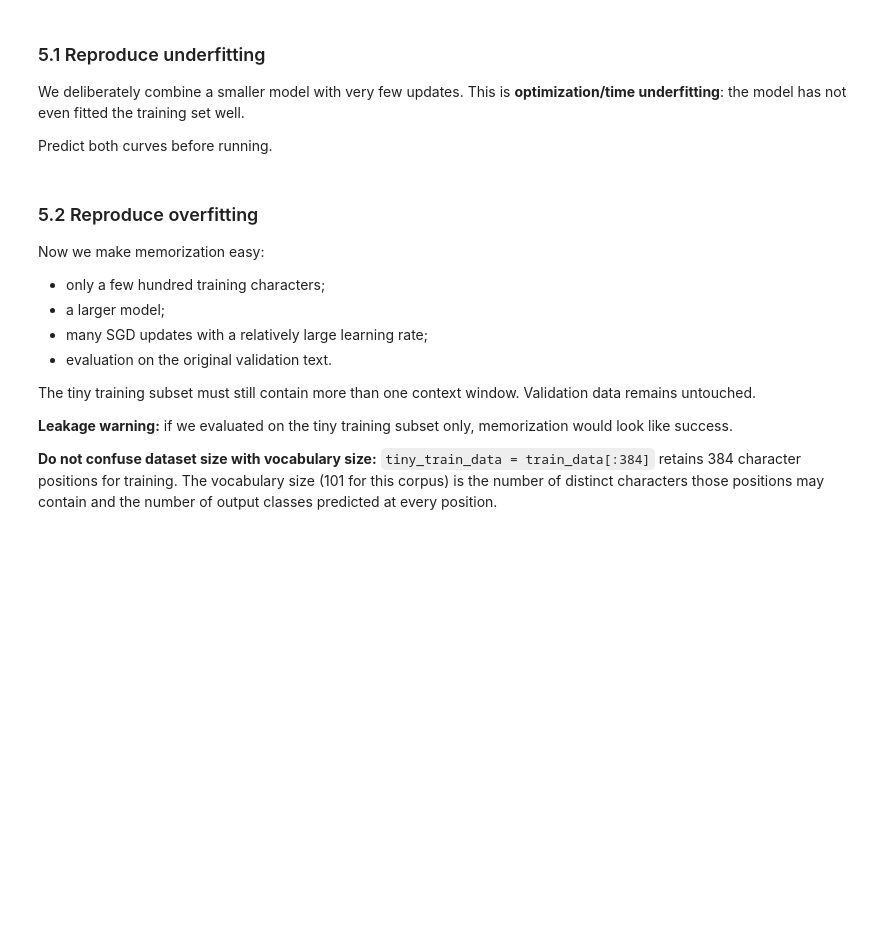
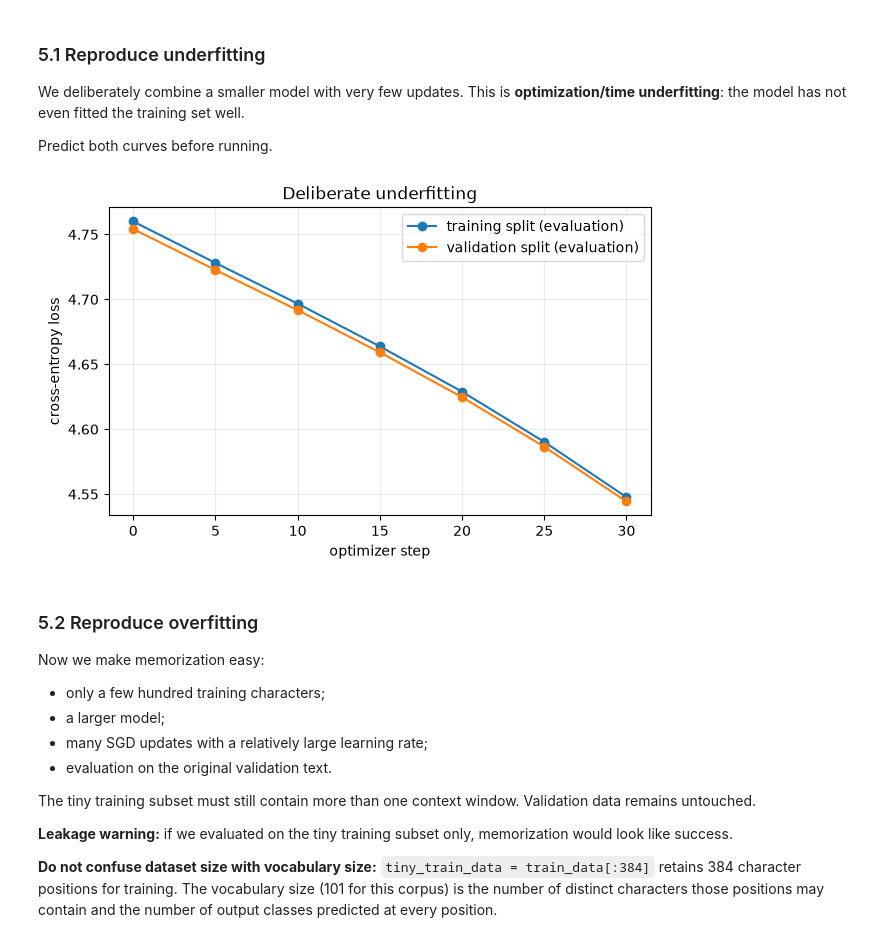
Before and after one commit to zhngstl/2026-LLM-Course-lab, a Jupyter notebook: session03/session03_training.ipynb, the cells around one changed output. Drawn from its saved outputs; the diff is of its cells as text; code cells hidden in the pictures; blank space fills up the shorter version.

```diff
--- a/session03/session03_training.ipynb
+++ b/session03/session03_training.ipynb
@@ -198,12 +222,16 @@ xb, yb = sample_batch(train_data, batch_size=16)
 before = demo_model.head.weight.detach().clone()
 
 # TODO 1: clear old gradients
+optimizer.zero_grad()
 # TODO 2: compute logits
+logits = demo_model(xb)
 # TODO 3: compute cross-entropy loss (flatten logits and targets)
+loss = F.cross_entropy(logits.reshape(-1, vocab_size), yb.reshape(-1))
 # TODO 4: backpropagate
+loss.backward()
 # TODO 5: update the parameters
+optimizer.step()
 
-raise NotImplementedError("Complete the training step above, then remove this line.")
 print(f"loss before update: {loss.item():.3f}")
 
 after = demo_model.head.weight.detach()
@@ -318,12 +351,39 @@ def train_model(
     train_generator = torch.Generator().manual_seed(seed)
     started = time.perf_counter()
 
-    # TODO 1: loop over steps. clear gradients, forward, compute loss, record batch loss, backward, update.
-    # TODO 2: sample a training batch.
-    # TODO 3: At eval_interval, call estimate_losses and log it.
+    for step in range(steps + 1):
+        # TODO 3: At eval_interval, call estimate_losses and log it.
+        if step % eval_interval == 0 or step == steps:
+            losses = estimate_losses(
+                model,
+                train_source,
+                val_source,
+                batch_size=eval_batch_size,
+                eval_batches=eval_batches,
+            )
+            history["step"].append(step)
+            history["train_loss"].append(losses["train"])
+            history["val_loss"].append(losses["val"])
+
+        if step == steps:
+            break
+
+        model.train()
+        # TODO 2: sample a training batch.
+        xb, yb = sample_batch(train_source, batch_size=batch_size, generator=train_generator)
+
+        # TODO 1: loop over steps. clear gradients, forward, compute loss, record batch loss, backward, update.
+        # training loop
+        optimizer.zero_grad()
+        logits = model(xb)
+        loss = F.cross_entropy(logits.reshape(-1, vocab_size), yb.reshape(-1))
+        loss.backward()
+        history["batch_step"].append(step + 1)     # only for stroring
+        history["batch_loss"].append(loss.item())  # only for storing
+        optimizer.step()
+
 
     # Important: validation data must only appear in estimate_losses.
-    raise NotImplementedError("Complete train_model")
 
     history["elapsed_seconds"] = time.perf_counter() - started
     return history
@@ -397,23 +463,25 @@ Predict both curves before running.
 # %%
 torch.manual_seed(10)
 underfit_model = make_model(
     d_model=16,
     num_heads=2,
     d_ff=32,
     num_layers=1,
 )
 underfit_history = train_model(
     underfit_model,
     train_data,
     val_data,
-    lr=0.1,
+    lr=0.05,
     batch_size=16,
     steps=30,
     eval_interval=5,
 )
 
 plot_history(underfit_history, "Deliberate underfitting")
 plt.show()
+# %% [output]
+[figure, added]
 # %% [markdown]
 ### 5.2 Reproduce overfitting
 
```
Also changed, not shown: parts of 10 cells of this notebook.
